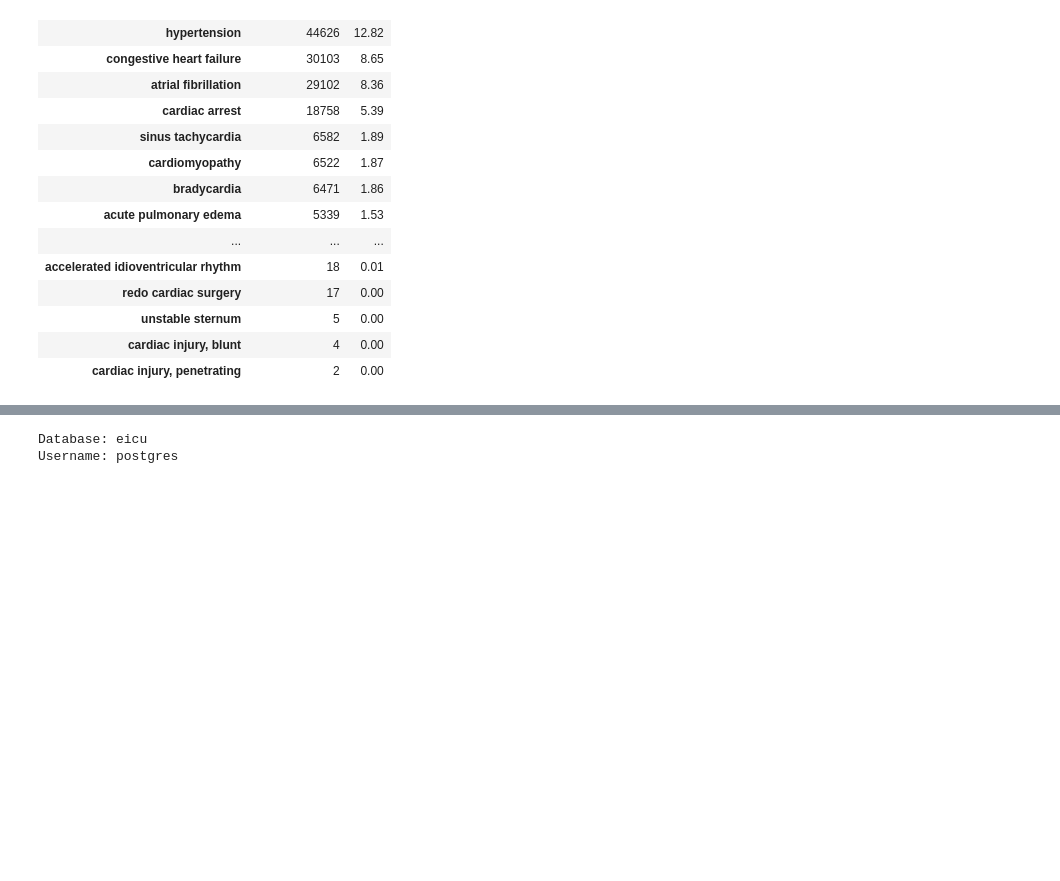
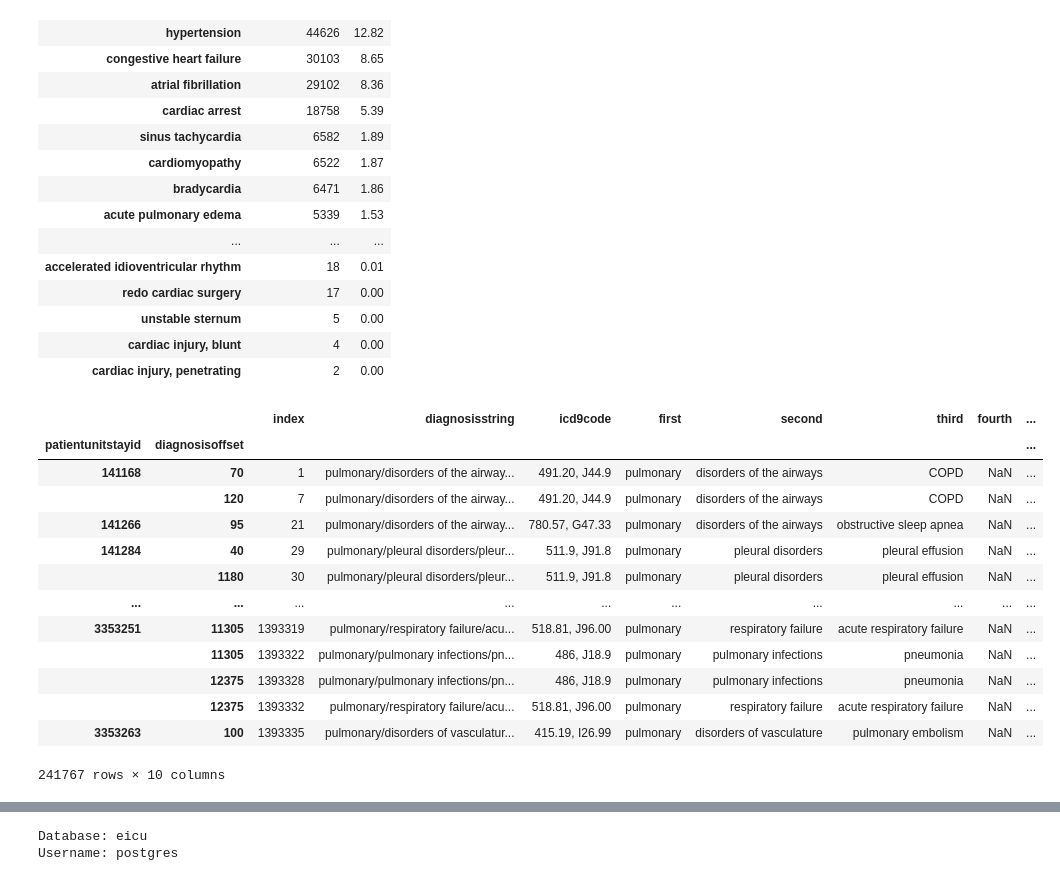
Before and after one commit to joy628/master-project, a Jupyter notebook: data-preprocessing/diagnosis.ipynb, the cells around one changed output, grey strips where cells are left out. Saved outputs shown, nothing was run; the diff lists cells and outputs as text; code cells hidden in the pictures; blank space fills up the shorter version.

```diff
--- a/data-preprocessing/diagnosis.ipynb
+++ b/data-preprocessing/diagnosis.ipynb
@@ -182,3 +210,22 @@ cardiofreq
 | unstable sternum | 5 | 0.00 |
 | cardiac injury, blunt | 4 | 0.00 |
 | cardiac injury, penetrating | 2 | 0.00 |
+# %%
+pulmonary = df1[df1['first'] == 'pulmonary']
+pulmonary.set_index(['patientunitstayid', 'diagnosisoffset'], inplace = True)
+pulmonary
+# %% [output]
+|  |  | index | diagnosisstring | icd9code | first | second | third | fourth | ... |
+| patientunitstayid | diagnosisoffset |  |  |  |  |  |  |  | ... |
+| 141168 | 70 | 1 | pulmonary/disorders of the airway... | 491.20, J44.9 | pulmonary | disorders of the airways | COPD | NaN | ... |
+|  | 120 | 7 | pulmonary/disorders of the airway... | 491.20, J44.9 | pulmonary | disorders of the airways | COPD | NaN | ... |
+| 141266 | 95 | 21 | pulmonary/disorders of the airway... | 780.57, G47.33 | pulmonary | disorders of the airways | obstructive sleep apnea | NaN | ... |
+| 141284 | 40 | 29 | pulmonary/pleural disorders/pleur... | 511.9, J91.8 | pulmonary | pleural disorders | pleural effusion | NaN | ... |
+|  | 1180 | 30 | pulmonary/pleural disorders/pleur... | 511.9, J91.8 | pulmonary | pleural disorders | pleural effusion | NaN | ... |
+| ... | ... | ... | ... | ... | ... | ... | ... | ... | ... |
+| 3353251 | 11305 | 1393319 | pulmonary/respiratory failure/acu... | 518.81, J96.00 | pulmonary | respiratory failure | acute respiratory failure | NaN | ... |
+|  | 11305 | 1393322 | pulmonary/pulmonary infections/pn... | 486, J18.9 | pulmonary | pulmonary infections | pneumonia | NaN | ... |
+|  | 12375 | 1393328 | pulmonary/pulmonary infections/pn... | 486, J18.9 | pulmonary | pulmonary infections | pneumonia | NaN | ... |
+|  | 12375 | 1393332 | pulmonary/respiratory failure/acu... | 518.81, J96.00 | pulmonary | respiratory failure | acute respiratory failure | NaN | ... |
+| 3353263 | 100 | 1393335 | pulmonary/disorders of vasculatur... | 415.19, I26.99 | pulmonary | disorders of vasculature | pulmonary embolism | NaN | ... |
+241767 rows × 10 columns
```
Also changed, not shown: parts of 7 cells of this notebook.
